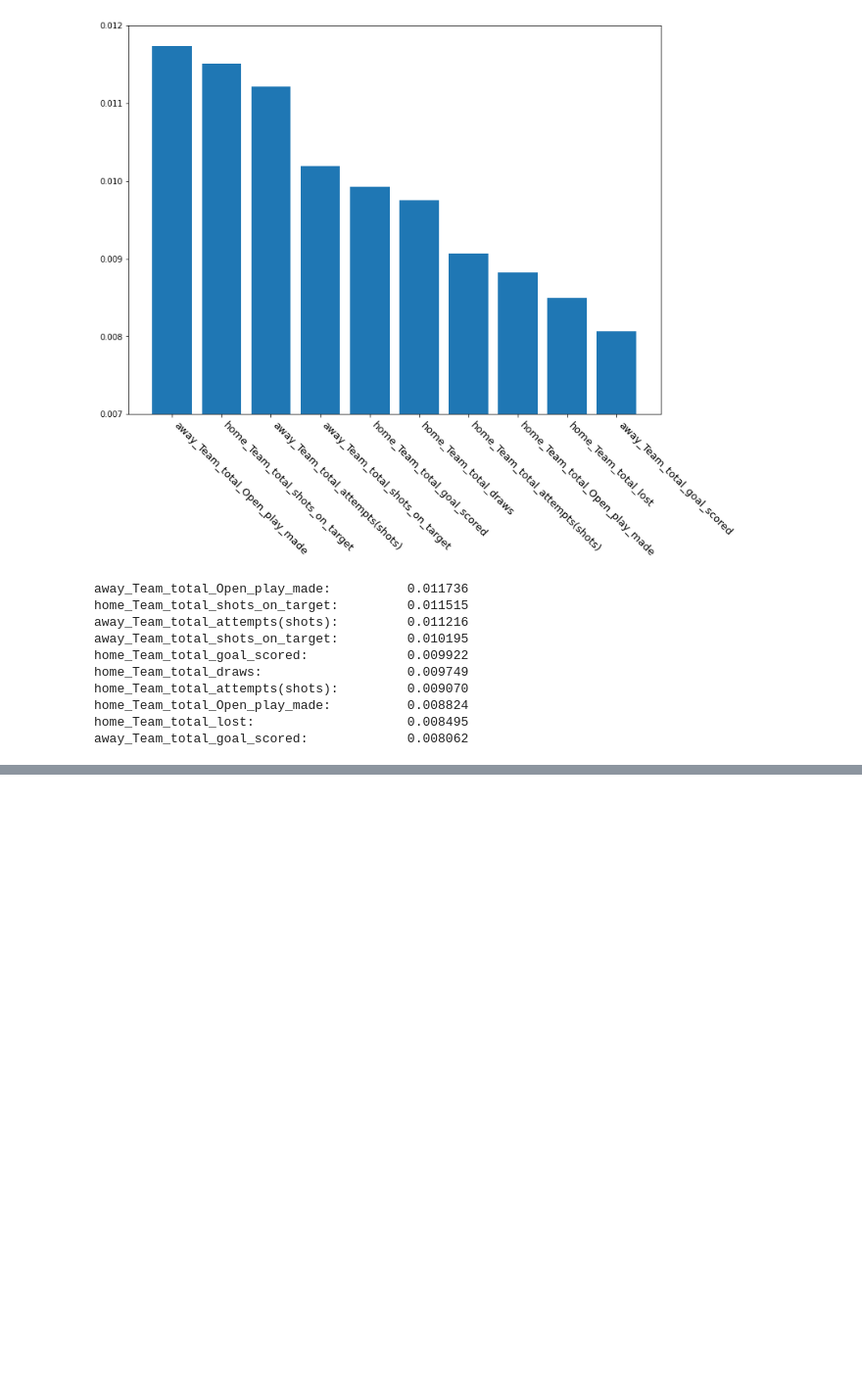
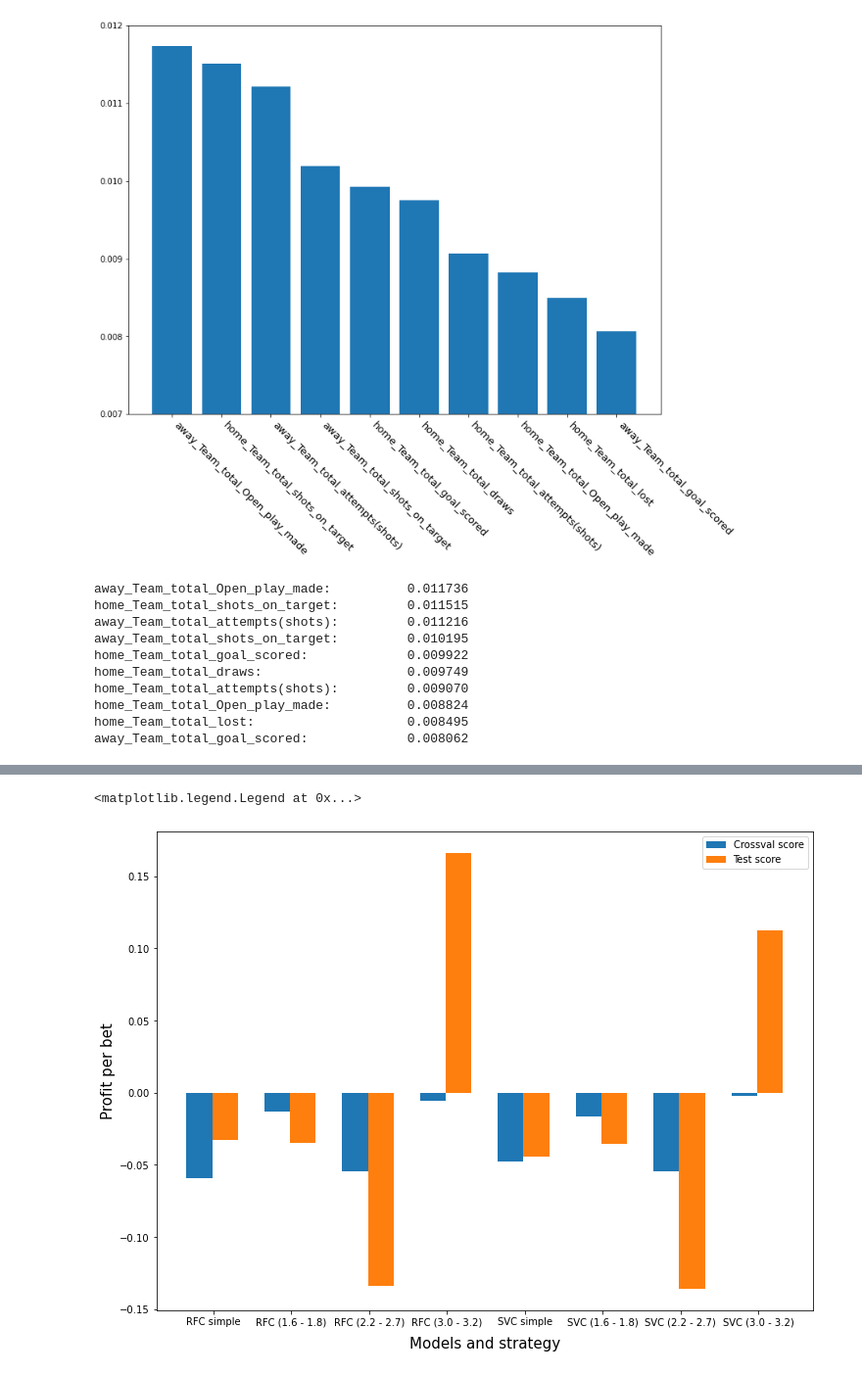
Before and after one commit to JacusDobraMorda/ml-projekt, a Jupyter notebook: Report.ipynb, the cells around one changed output, grey strips where cells are left out. Shown at 98% size. Cells and saved outputs as stored; diff of their text form; code cells hidden in the pictures; blank space fills up the shorter version.

```diff
--- a/Report.ipynb
+++ b/Report.ipynb
@@ -210,7 +210,7 @@ class AbstractStrategy:
 
         raise ValueError(ht, at, season)
 
-    def calcScore(self, model, X, odds, initial_inv=1):
+    def calcScore(self, model, X, odds, initial_inv=1, tax=0):
 
         score, n, curr_money = 0, 0, initial_inv
 
@@ -237,8 +237,8 @@ class AbstractStrategy:
                         score -= how_much
                         curr_money -= how_much
                     else:
-                        score += how_much*(odd - 1)
-                        curr_money += how_much*(odd - 1)
+                        score += how_much*(odd - 1)*(1 - tax)
+                        curr_money += how_much*(odd - 1)*(1 - tax)
 
         try:
             return score, score/n, n
@@ -382,7 +382,7 @@ We can see identify three larger areas with higher accuracy:
 
 We will now score the most promising strategies according to cross validation, and the test set
 # %%
-def get_strategy_score(model, strategy):
+def get_strategy_score(model, strategy, TAX=0):
 
     fold = KFold(random_state=1, shuffle=True, n_splits=5)
 
@@ -392,12 +392,12 @@ def get_strategy_score(model, strategy):
         y_cv_train = y_train_data[cv_train_idx]
 
         model.fit(X_cv_train, y_cv_train)
-        total, _, n = strategy.calcScore(model, X_cv_test, odds)
+        total, _, n = strategy.calcScore(model, X_cv_test, odds, tax=TAX)
         full_profit += total
         n_games += n
 
     model.fit(X_train, y_train)
-    _, ratio, _ = strategy.calcScore(model, X_test_data, odds)
+    _, ratio, _ = strategy.calcScore(model, X_test_data, odds, tax=TAX)
     return full_profit/n_games, ratio
 
 
@@ -477,0 +487,44 @@ away_Team_total_goal_scored:             0.008062
+# %%
+models = [rfc, svc]
+min_ts = [1.6, 2.2, 3.0]
+max_ts = [1.8, 2.7, 3.2]
+
+cross_val_scores = []
+test_scores = []
+names = []
+
+
+for model, m_name in zip(models, ["RFC", "SVC"]):
+
+    cv_score, test_score = get_strategy_score(model, SimpleStrategy(), TAX=0.12)
+    cross_val_scores.append(cv_score)
+    test_scores.append(test_score)
+    names.append(f"{m_name} simple")
+
+    for min_t, max_t in zip(min_ts, max_ts):
+
+        strategy = ThresholdStrategy(min_t, max_t)
+
+        cv_score, test_score = get_strategy_score(model, strategy, TAX=0.12)
+        cross_val_scores.append(cv_score)
+        test_scores.append(test_score)
+        names.append(f"{m_name} ({min_t} - {max_t})")
+
+plt.rcParams['figure.figsize'] = (12, 9)
+
+barwidth = 0.33
+br1 = np.arange(len(names))
+br2 = br1 + barwidth
+plt.bar(br1, cross_val_scores, label="Crossval score", width=barwidth)
+plt.bar(br2, test_scores, label="Test score", width=barwidth)
+
+plt.xticks(barwidth + np.arange(len(names)) - 0.15, names, fontsize=10)
+plt.yticks(fontsize=10)
+
+plt.xlabel("Models and strategy", fontsize=15, labelpad=10)
+plt.ylabel("Profit per bet", fontsize=15)
+
+plt.legend(fontsize=10)
+# %% [output]
+<matplotlib.legend.Legend at 0x...>
+[figure, added]
```
Also changed, not shown: parts of 2 cells of this notebook.
